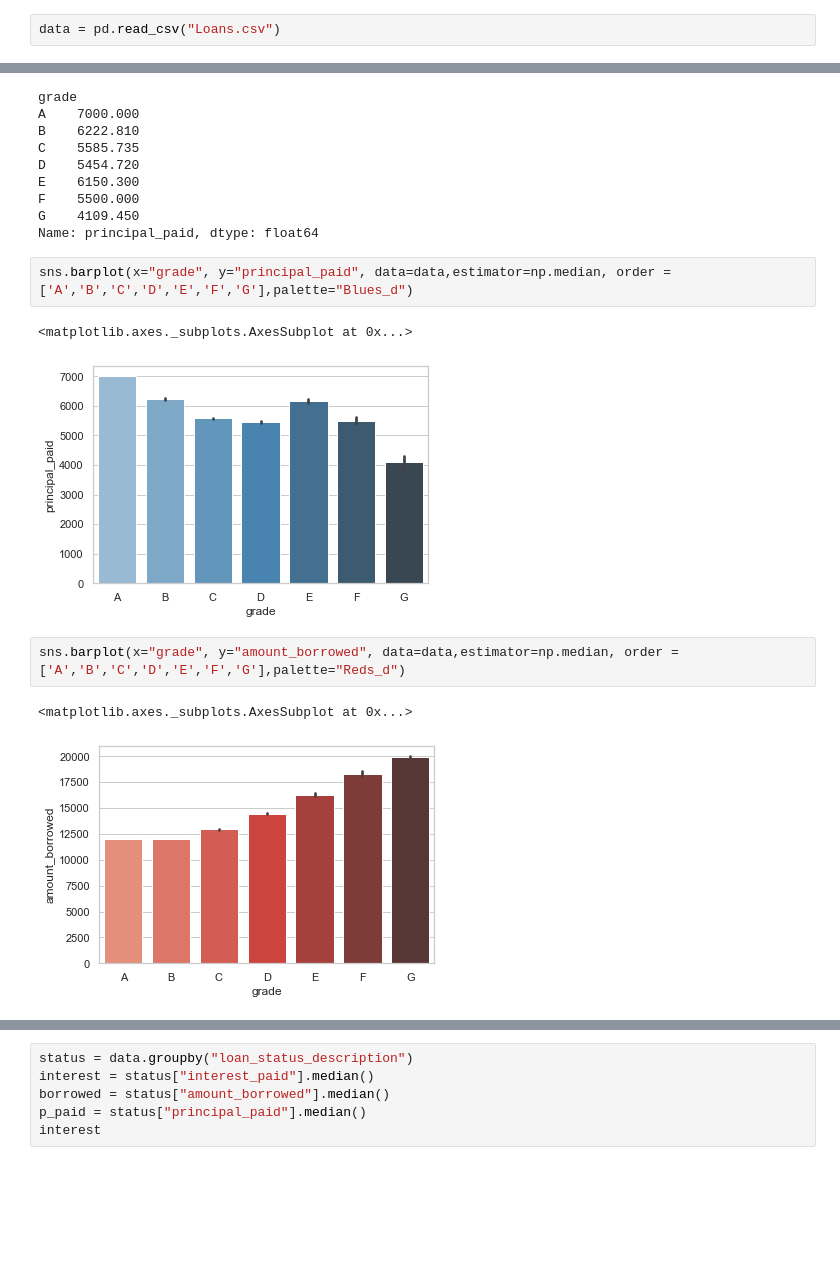
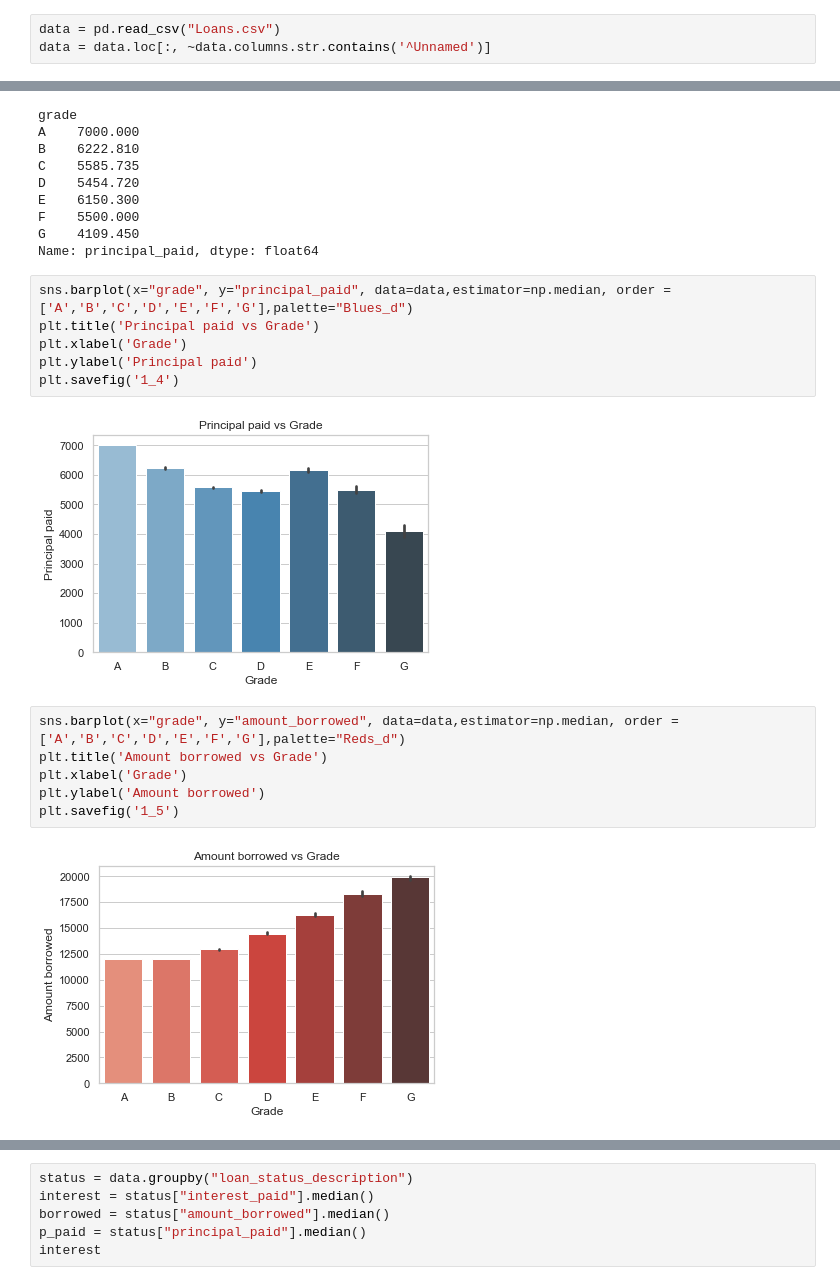
Before and after one commit to zonbloop/P2P_Lending.github.io, a Jupyter notebook: P2P.ipynb, the cells around one changed output, grey strips where cells are left out. Cells and saved outputs as stored; diff of their text form; blank space fills up the shorter version.

```diff
--- a/P2P.ipynb
+++ b/P2P.ipynb
@@ -11,6 +11,7 @@ data = data[data["data_source"] == "Lending Club"]
 data.drop('data_source',axis=1, inplace=True)
 # %%
 data = pd.read_csv("Loans.csv")
+data = data.loc[:, ~data.columns.str.contains('^Unnamed')]
 # %%
 for cols in data.columns:
     print(cols)
@@ -162,13 +164,19 @@ G    4109.450
 Name: principal_paid, dtype: float64
 # %%
 sns.barplot(x="grade", y="principal_paid", data=data,estimator=np.median, order = ['A','B','C','D','E','F','G'],palette="Blues_d")
+plt.title('Principal paid vs Grade')
+plt.xlabel('Grade')
+plt.ylabel('Principal paid')
+plt.savefig('1_4')
 # %% [output]
-<matplotlib.axes._subplots.AxesSubplot at 0x...>
-[figure, old version]
+[figure, new version]
 # %%
 sns.barplot(x="grade", y="amount_borrowed", data=data,estimator=np.median, order = ['A','B','C','D','E','F','G'],palette="Reds_d")
+plt.title('Amount borrowed vs Grade')
+plt.xlabel('Grade')
+plt.ylabel('Amount borrowed')
+plt.savefig('1_5')
 # %% [output]
-<matplotlib.axes._subplots.AxesSubplot at 0x...>
-[figure, old version]
+[figure, new version]
 # %%
 sns.barplot(x="grade", y="interest_paid", data=data,estimator=np.median, order = ['A','B','C','D','E','F','G'],palette="Greens_d")
```
Also changed, not shown: parts of 13 cells of this notebook, 1 other file.
